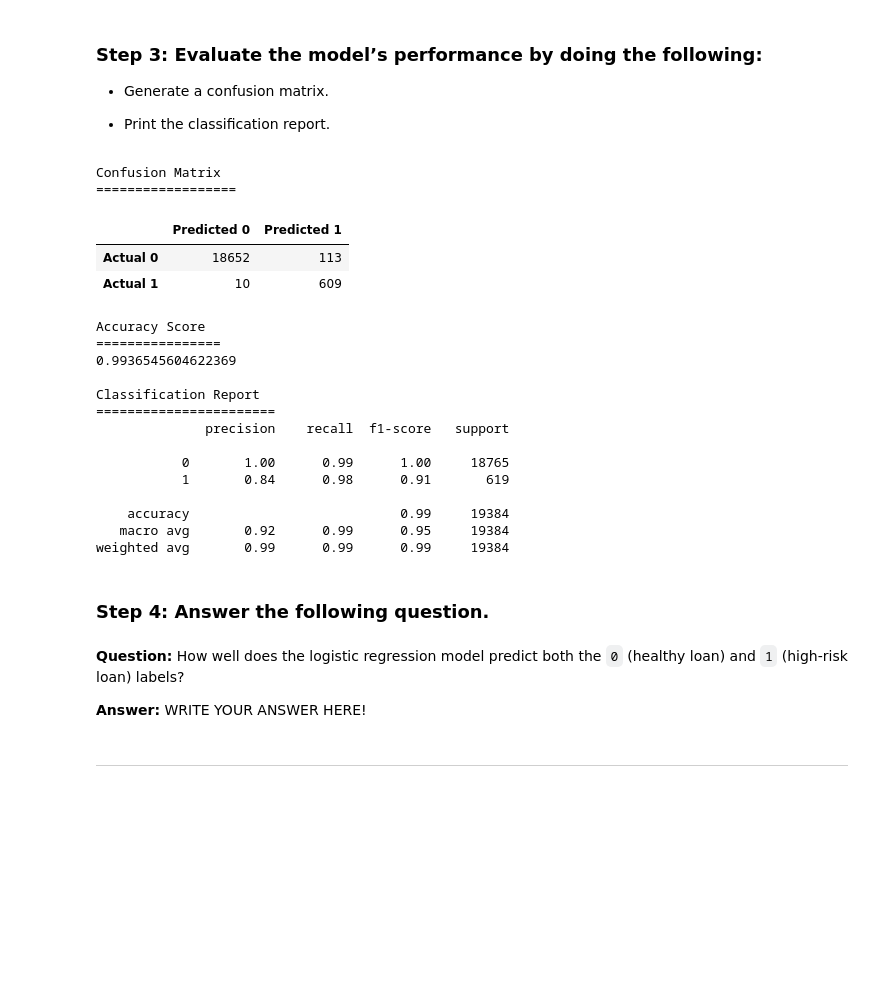
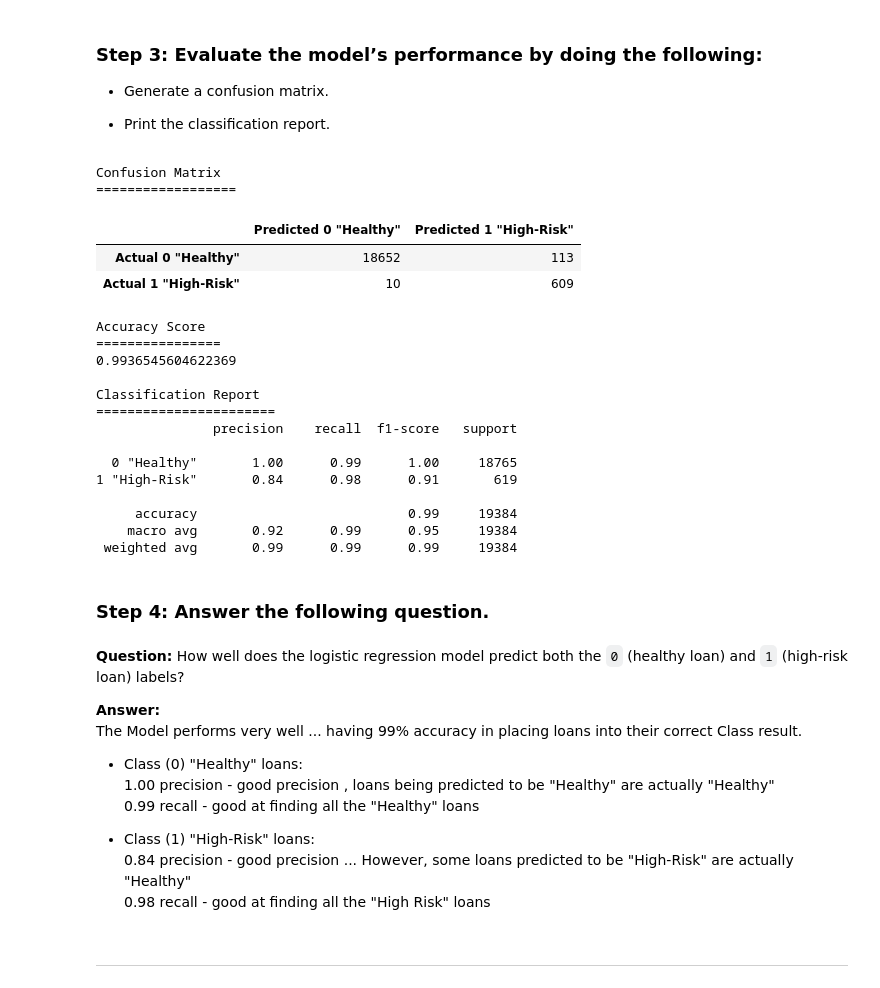
Before and after one commit to MarkOlsonMN/credit-risk-classification, a Jupyter notebook: Credit_Risk/credit_risk_classification.ipynb, the cells around one changed output. Saved outputs shown, nothing was run; the diff lists cells and outputs as text; code cells hidden in the pictures; blank space fills up the shorter version.

```diff
--- a/Credit_Risk/credit_risk_classification.ipynb
+++ b/Credit_Risk/credit_risk_classification.ipynb
@@ -425,43 +239,39 @@ Actual=1 and the Prediction match     :  609
 # %%
 # Generate a confusion matrix for the model
-
 cm = confusion_matrix(y_test, predictions)
 cm_df = pd.DataFrame(
-    cm, index=["Actual 0", "Actual 1"], columns=["Predicted 0", "Predicted 1"]
+    cm, index=['Actual 0 "Healthy"', 'Actual 1 "High-Risk"'], columns=['Predicted 0 "Healthy"', 'Predicted 1 "High-Risk"']
 )
+print("Confusion Matrix\n==================")
+display(cm_df)
 
 # Calculating the accuracy score
 acc_score = accuracy_score(y_test, predictions)
+print(f"\nAccuracy Score\n================\n{acc_score}\n")
+
+# Print the classification report for the model
+print("Classification Report\n=======================")
+target_names = ['0 "Healthy"', '1 "High-Risk"']
+print(classification_report(y_test, predictions, target_names=target_names))
+# %% [output]
+Confusion Matrix
+==================
+|  | Predicted 0 "Healthy" | Predicted 1 "High-Risk" |
+| Actual 0 "Healthy" | 18652 | 113 |
+| Actual 1 "High-Risk" | 10 | 609 |
+Accuracy Score
+================
+0.9936545604622369
+
+Classification Report
+=======================
+               precision    recall  f1-score   support
+
+  0 "Healthy"       1.00      0.99      1.00     18765
+1 "High-Risk"       0.84      0.98      0.91       619
+
+     accuracy                           0.99     19384
+    macro avg       0.92      0.99      0.95     19384
+ weighted avg       0.99      0.99      0.99     19384
-# %%
-# Print the classification report for the model
-
-# print("Confusion Matrix\n------------------")
-print("Confusion Matrix\n==================")
-display(cm_df)
-# print(f"\nAccuracy Score : {acc_score}\n")
-print(f"\nAccuracy Score\n================\n{acc_score}\n")
-# print("Classification Report\n-----------------------")
-print("Classification Report\n=======================")
-print(classification_report(y_test, predictions))
-# %% [output]
-Confusion Matrix
-==================
-|  | Predicted 0 | Predicted 1 |
-| Actual 0 | 18652 | 113 |
-| Actual 1 | 10 | 609 |
-Accuracy Score
-================
-0.9936545604622369
-
-Classification Report
-=======================
-              precision    recall  f1-score   support
-
-           0       1.00      0.99      1.00     18765
-           1       0.84      0.98      0.91       619
-
-    accuracy                           0.99     19384
-   macro avg       0.92      0.99      0.95     19384
-weighted avg       0.99      0.99      0.99     19384
 # %% [markdown]
 ### Step 4: Answer the following question.
@@ -473,6 +278,14 @@ weighted avg       0.99      0.99      0.99     19384
-# %% [markdown]
-**Question:** How well does the logistic regression model predict both the `0` (healthy loan) and `1` (high-risk loan) labels?
-
-**Answer:** WRITE YOUR ANSWER HERE!
+# %% [markdown]
+**Question:** How well does the logistic regression model predict both the `0` (healthy loan) and `1` (high-risk loan) labels?
+
+**Answer:**
+The Model performs very well ... having 99% accuracy in placing loans into their correct Class result.
+ - Class (0) "Healthy" loans:
+      1.00 precision - good precision , loans being predicted to be "Healthy" are actually "Healthy"
+      0.99 recall    - good at finding all the "Healthy" loans
+
+ - Class (1) "High-Risk" loans:
+      0.84 precision - good precision ... However, some loans predicted to be "High-Risk" are actually "Healthy"
+      0.98 recall    - good at finding all the "High Risk" loans
 # %% [markdown]
 ---
```
Also changed, not shown: parts of 11 cells of this notebook.
